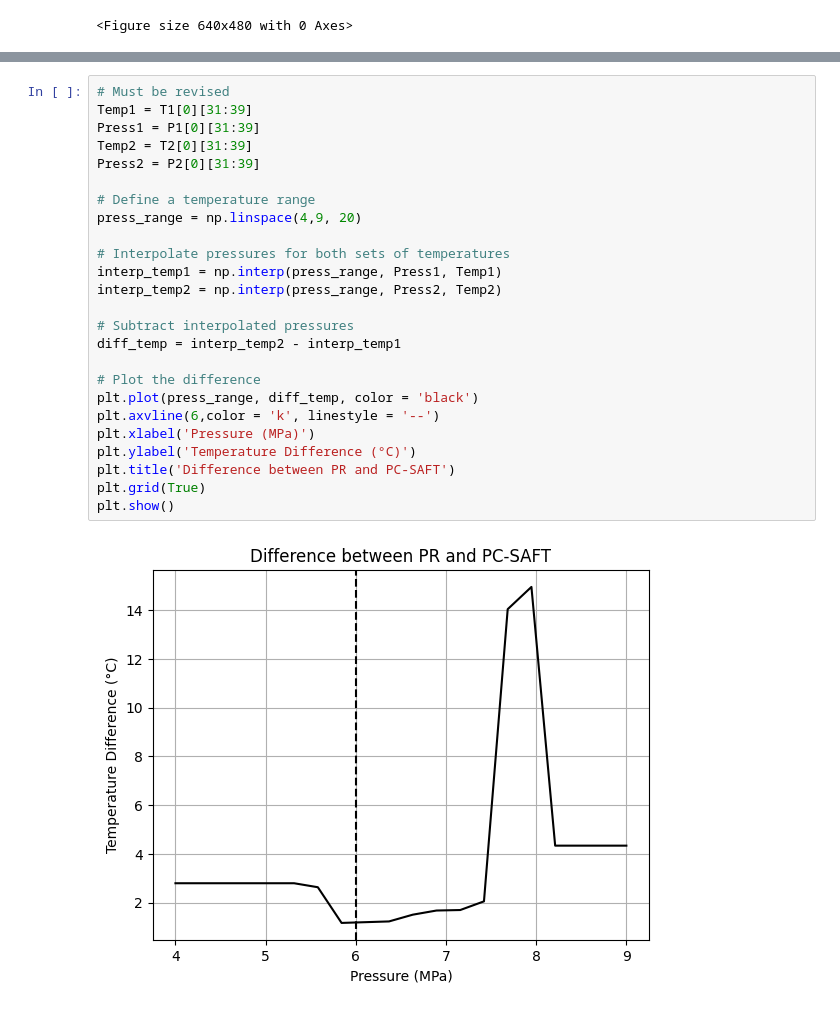
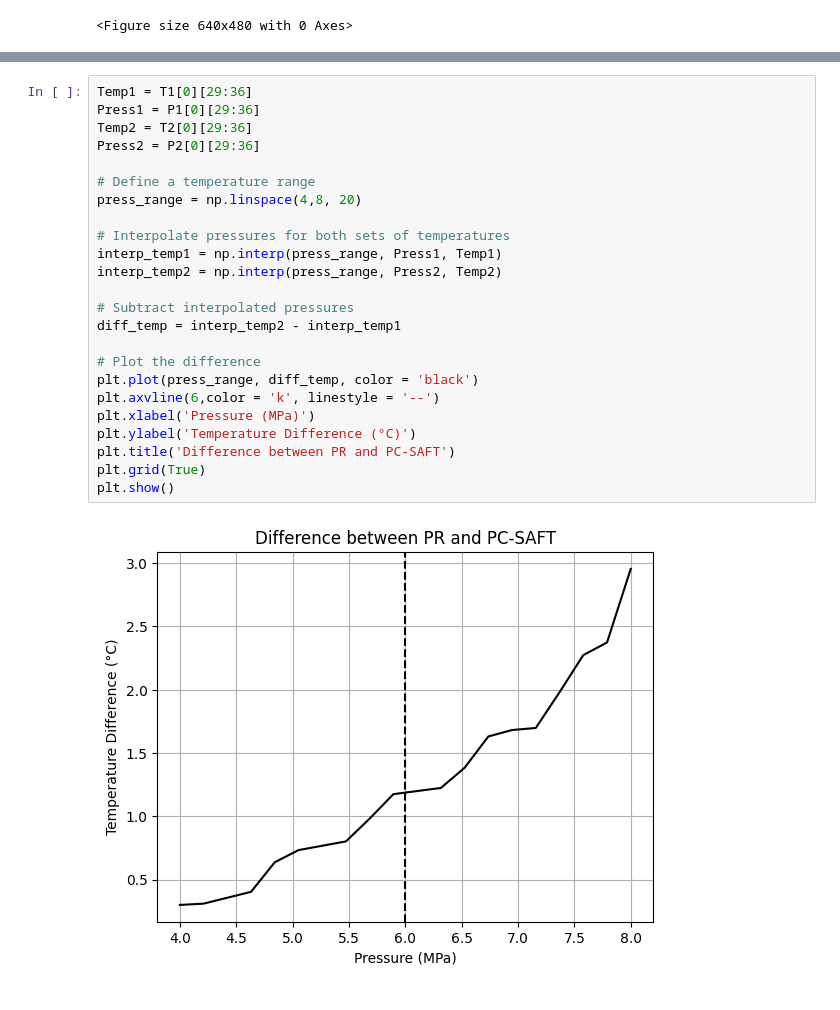
Before and after one commit to MohamedAmineBouguezzoul/Stage-3A, a Jupyter notebook: Aramco/CO2 CH4.ipynb, the cells around one changed output, grey strips where cells are left out. Drawn from its saved outputs; the diff is of its cells as text.

Commit message:
revised the difference between models for CO2 CH4

```diff
--- a/Aramco/CO2 CH4.ipynb
+++ b/Aramco/CO2 CH4.ipynb
@@ -290,28 +291,27 @@ plt.clf()
 <Figure size 640x480 with 0 Axes>
 # %%
-# Must be revised
-Temp1 = T1[0][31:39]
-Press1 = P1[0][31:39]
-Temp2 = T2[0][31:39]
-Press2 = P2[0][31:39]
+Temp1 = T1[0][29:36]
+Press1 = P1[0][29:36]
+Temp2 = T2[0][29:36]
+Press2 = P2[0][29:36]
 
 # Define a temperature range
-press_range = np.linspace(4,9, 20)
+press_range = np.linspace(4,8, 20)
 
 # Interpolate pressures for both sets of temperatures
 interp_temp1 = np.interp(press_range, Press1, Temp1)
 interp_temp2 = np.interp(press_range, Press2, Temp2)
 
 # Subtract interpolated pressures
 diff_temp = interp_temp2 - interp_temp1
 
 # Plot the difference
 plt.plot(press_range, diff_temp, color = 'black')
 plt.axvline(6,color = 'k', linestyle = '--')
 plt.xlabel('Pressure (MPa)')
 plt.ylabel('Temperature Difference (°C)')
 plt.title('Difference between PR and PC-SAFT')
 plt.grid(True)
 plt.show()
 # %% [output]
-[figure, old version]
+[figure, new version]
```
Also changed, not shown: parts of 1 cell of this notebook.
